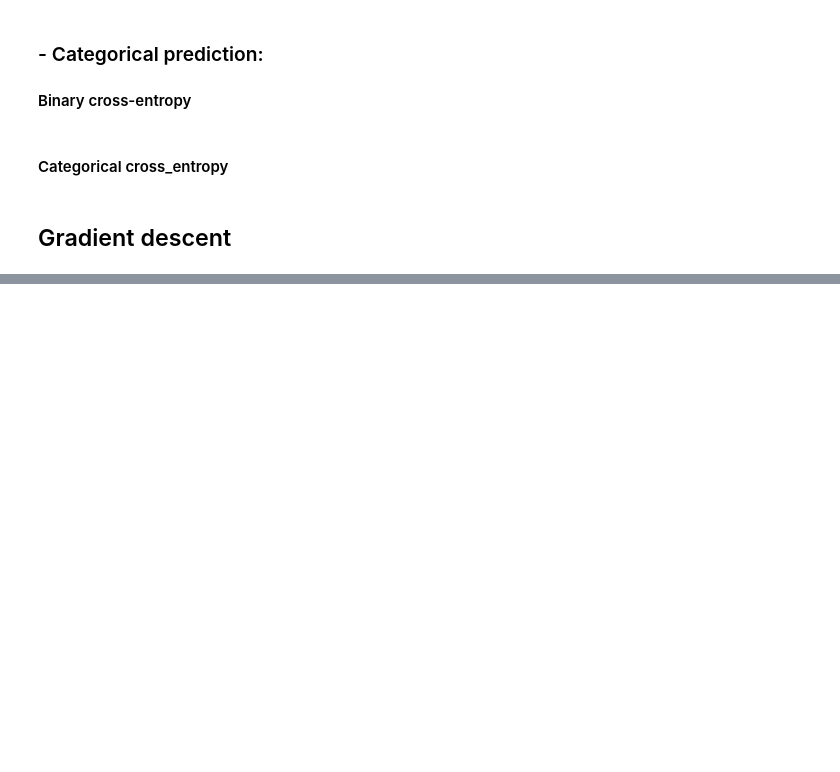
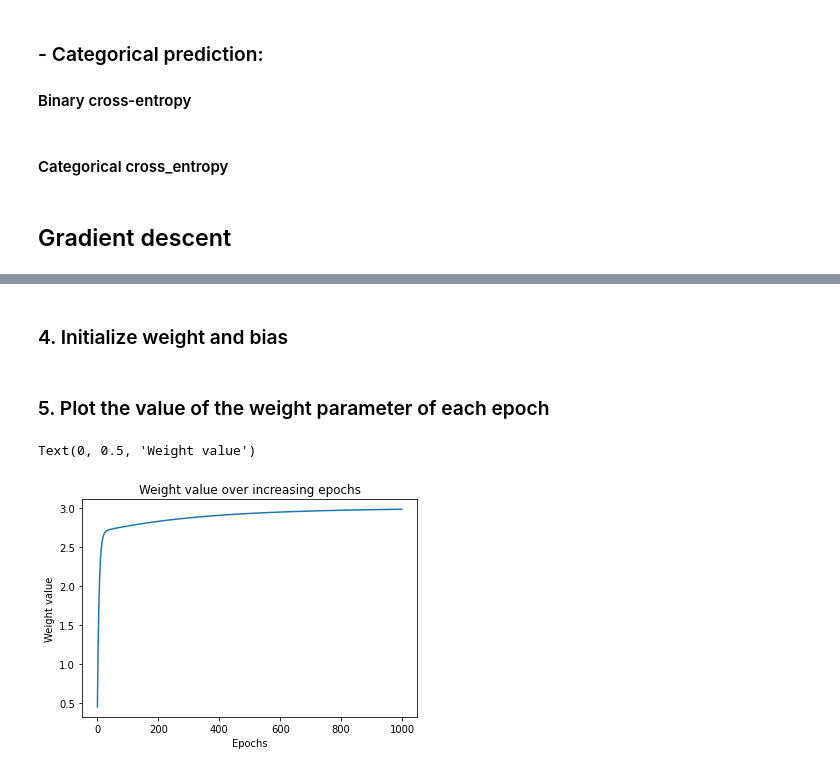
Before and after one commit to ahmadSoliman94/Artificial-Intelligence, a Jupyter notebook: DL/Modern Computer Vision with Pytorch/Deep_Learning_Basics.ipynb, the cells around one changed output, grey strips where cells are left out. Drawn from its saved outputs; the diff is of its cells as text; code cells hidden in the pictures; blank space fills up the shorter version.

```diff
--- a/DL/Modern Computer Vision with Pytorch/Deep_Learning_Basics.ipynb
+++ b/DL/Modern Computer Vision with Pytorch/Deep_Learning_Basics.ipynb
@@ -85,0 +175,5 @@ def update_weights(inputs, outputs, weights, lr):
+# %%
+def feed_forward(inputs, outputs, weights):
+    out = np.dot(inputs,weights[0])+ weights[1]
+    mean_squared_error = np.mean(np.square(out - outputs))
+    return mean_squared_error
@@ -85,0 +182,34 @@ def update_weights(inputs, outputs, weights, lr):
+# %%
+def update_weights(inputs, outputs, weights, lr):
+    original_weights = deepcopy(weights)
+    org_loss = feed_forward(inputs, outputs, original_weights)
+    updated_weights = deepcopy(weights)
+    for i, layer in enumerate(original_weights):
+        for index, weight in np.ndenumerate(layer):
+            temp_weights = deepcopy(weights)
+            temp_weights[i][index] += 0.0001
+            _loss_plus = feed_forward(inputs, outputs, temp_weights)
+            grad = (_loss_plus - org_loss)/(0.0001)
+            updated_weights[i][index] -= grad*lr
+    return updated_weights
+# %% [markdown]
+### 4. Initialize weight and bias
+# %%
+W = [np.array([[0]], dtype=np.float32), np.array([[0]], dtype=np.float32)]
+# %%
+weight_value = []
+for epx in range(1000):
+    W = update_weights(x,y,W,0.01)
+    weight_value.append(W[0][0][0])
+# %% [markdown]
+### 5. Plot the value of the weight parameter of each epoch
+# %%
+import matplotlib.pyplot as plt
+%matplotlib inline
+plt.plot(weight_value)
+plt.title('Weight value over increasing epochs')
+plt.xlabel('Epochs')
+plt.ylabel('Weight value')
+# %% [output]
+Text(0, 0.5, 'Weight value')
+[figure, added]
```
Also changed, not shown: parts of 28 cells of this notebook.
